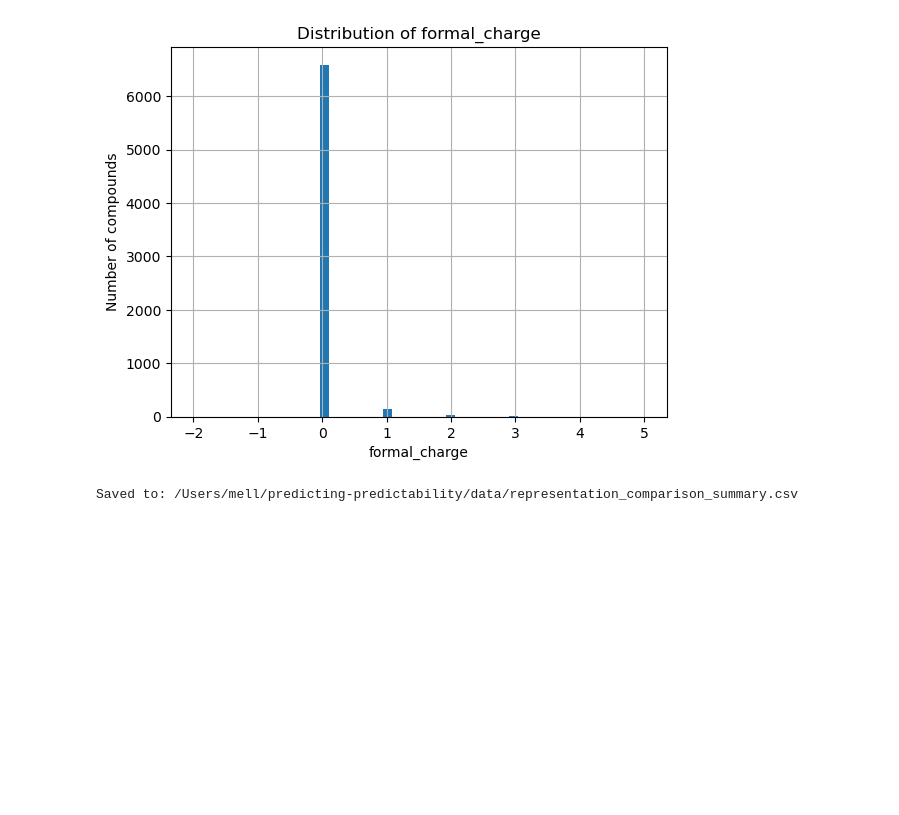
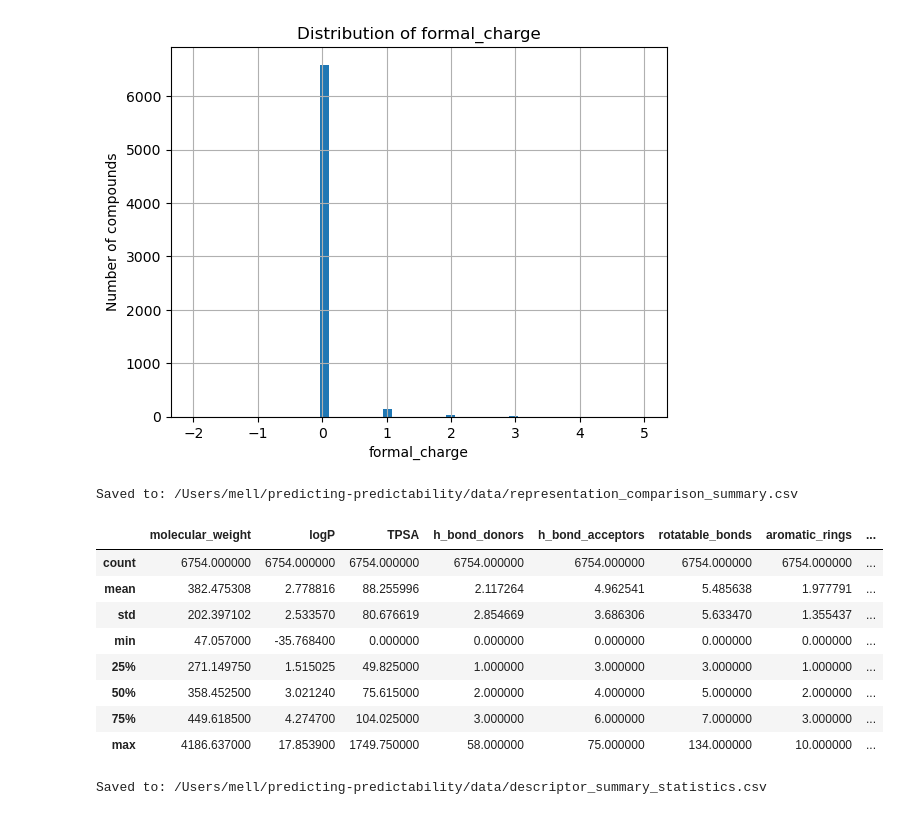
Before and after one commit to mell508-gif/predicting-predictability, a Jupyter notebook: notebooks/objective_2_rdkit_fingerprints.ipynb, the cells around one changed output. Saved outputs shown, nothing was run; the diff lists cells and outputs as text; code cells hidden in the pictures; blank space fills up the shorter version.

```diff
--- a/notebooks/objective_2_rdkit_fingerprints.ipynb
+++ b/notebooks/objective_2_rdkit_fingerprints.ipynb
@@ -459,3 +459,25 @@ Saved to: /Users/mell/predicting-predictability/data/representation_comparison_s
 # Descriptor distribution analysis
 # %%
 # These plots summarize the physicochemical range of the Perturb-Seqr compound set. Molecular descriptors are useful because they provide interpretable chemical properties, unlike Morgan fingerprints and MACCS keys, which are binary substructure-based representations. By plotting molecular weight, LogP, TPSA, hydrogen-bond donors/acceptors, rotatable bonds, aromatic rings, heavy atoms, and formal charge, I can identify the general chemical distribution of the compounds and detect possible outliers. These properties may later help explain why some compounds are easier or harder to predict from structure.
+# %%
+desc_df[descriptor_cols].describe()
+# %% [output]
+|  | molecular_weight | logP | TPSA | h_bond_donors | h_bond_acceptors | rotatable_bonds | aromatic_rings | ... |
+| count | 6754.000000 | 6754.000000 | 6754.000000 | 6754.000000 | 6754.000000 | 6754.000000 | 6754.000000 | ... |
+| mean | 382.475308 | 2.778816 | 88.255996 | 2.117264 | 4.962541 | 5.485638 | 1.977791 | ... |
+| std | 202.397102 | 2.533570 | 80.676619 | 2.854669 | 3.686306 | 5.633470 | 1.355437 | ... |
+| min | 47.057000 | -35.768400 | 0.000000 | 0.000000 | 0.000000 | 0.000000 | 0.000000 | ... |
+| 25% | 271.149750 | 1.515025 | 49.825000 | 1.000000 | 3.000000 | 3.000000 | 1.000000 | ... |
+| 50% | 358.452500 | 3.021240 | 75.615000 | 2.000000 | 4.000000 | 5.000000 | 2.000000 | ... |
+| 75% | 449.618500 | 4.274700 | 104.025000 | 3.000000 | 6.000000 | 7.000000 | 3.000000 | ... |
+| max | 4186.637000 | 17.853900 | 1749.750000 | 58.000000 | 75.000000 | 134.000000 | 10.000000 | ... |
+# %%
+descriptor_summary = desc_df[descriptor_cols].describe()
+
+output_path = Path.home() / "predicting-predictability" / "data" / "descriptor_summary_statistics.csv"
+
+descriptor_summary.to_csv(output_path)
+
+print("Saved to:", output_path)
+# %% [output]
+Saved to: /Users/mell/predicting-predictability/data/descriptor_summary_statistics.csv
```
Also changed, not shown: 9 other files.
